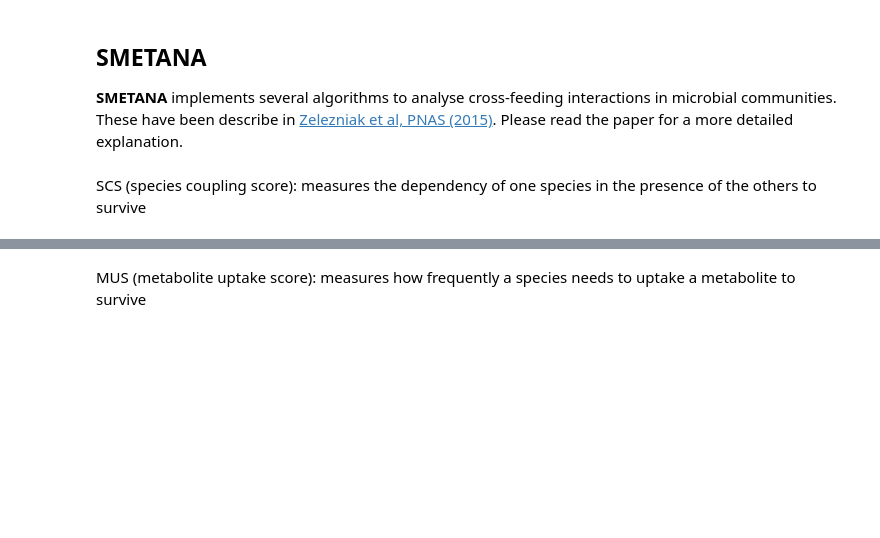
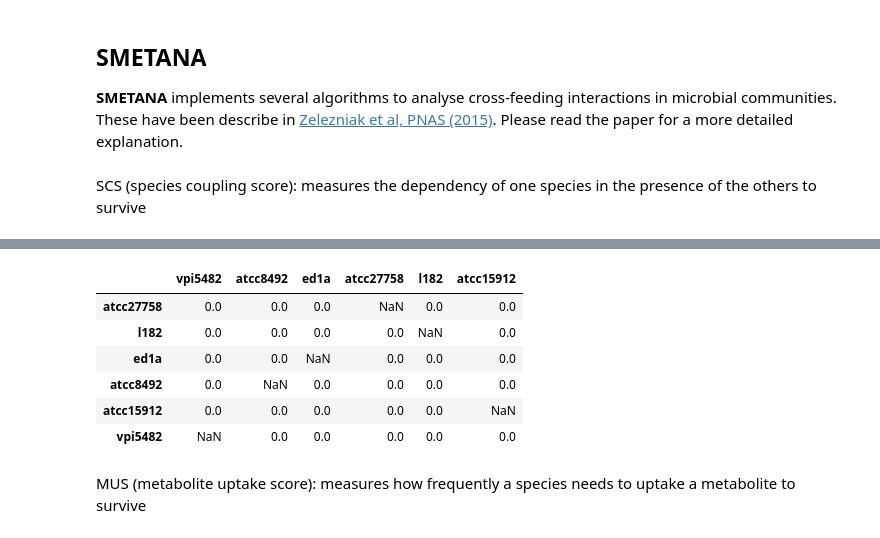
Before and after one commit to areias03/tmCOM, a Jupyter notebook: notebooks/08-community.ipynb, the cells around one changed output, grey strips where cells are left out. Cells and saved outputs as stored; diff of their text form; code cells hidden in the pictures; blank space fills up the shorter version.

```diff
--- a/notebooks/08-community.ipynb
+++ b/notebooks/08-community.ipynb
@@ -233,4 +421,4 @@ sim2.simulate().find('BIOMASS')
 # %% [markdown]
 SCS (species coupling score): measures the dependency of one species in the presence of the others to survive
 # %%
-sc_score(community)
+SCC = sc_score(community)
@@ -237,3 +443,13 @@ sc_score(community)
+# %%
+pd.DataFrame.from_dict(SCC)
+# %% [output]
+|  | vpi5482 | atcc8492 | ed1a | atcc27758 | l182 | atcc15912 |
+| atcc27758 | 0.0 | 0.0 | 0.0 | NaN | 0.0 | 0.0 |
+| l182 | 0.0 | 0.0 | 0.0 | 0.0 | NaN | 0.0 |
+| ed1a | 0.0 | 0.0 | NaN | 0.0 | 0.0 | 0.0 |
+| atcc8492 | 0.0 | NaN | 0.0 | 0.0 | 0.0 | 0.0 |
+| atcc15912 | 0.0 | 0.0 | 0.0 | 0.0 | 0.0 | NaN |
+| vpi5482 | NaN | 0.0 | 0.0 | 0.0 | 0.0 | 0.0 |
 # %% [markdown]
 MUS (metabolite uptake score): measures how frequently a species needs to uptake a metabolite to survive
 # %%
```
Also changed, not shown: parts of 48 cells of this notebook, 48 other files.
